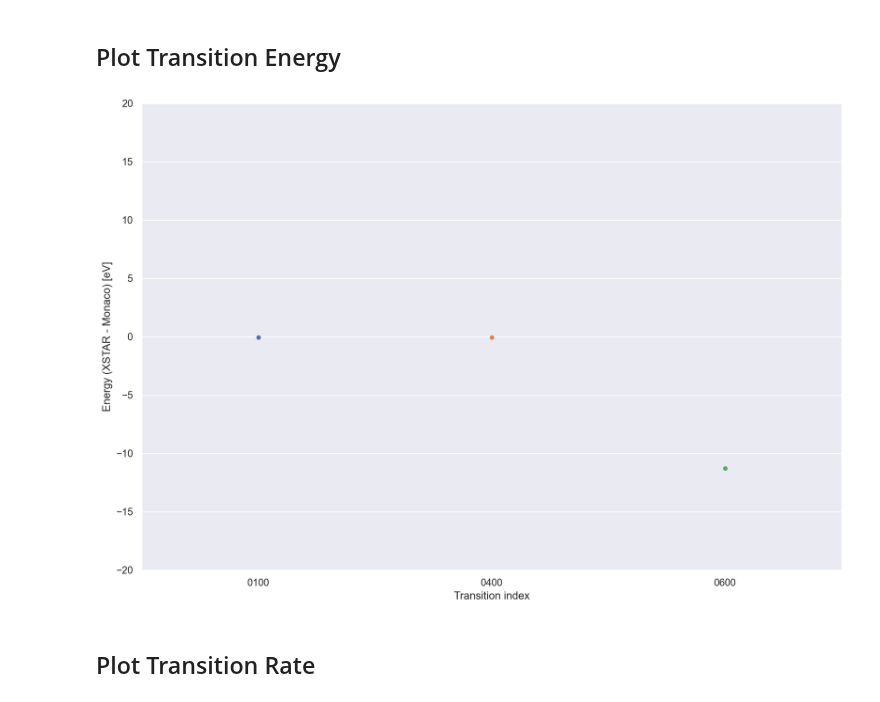
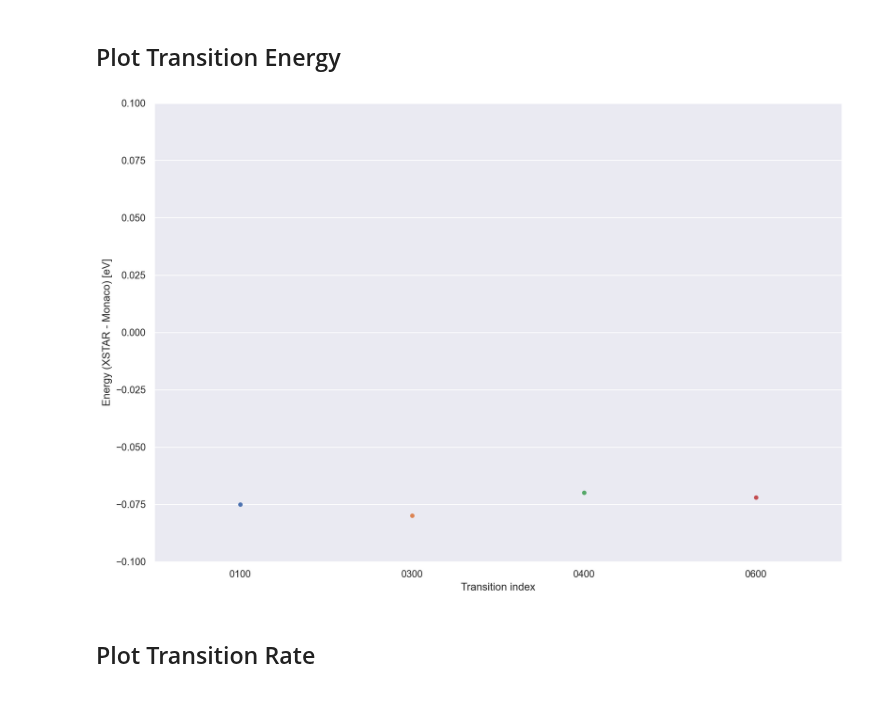
Before and after one commit to AtsushiTanimoto/AtomicDatabase, a Jupyter notebook: code/comparison/comparison.ipynb, the cells around one changed output. Drawn from its saved outputs; the diff is of its cells as text; code cells hidden in the pictures.

```diff
--- a/code/comparison/comparison.ipynb
+++ b/code/comparison/comparison.ipynb
@@ -167,10 +149,11 @@ Rate          = []
 with open("/Users/tanimoto/github/atomicdatabase/database/monaco/Si/Si01.tr") as file:
     for line in file.readlines():
         line = line.split()
-        Initial_Level += [int(line[0])]
-        Final_Level   += [int(line[2])]
-        Energy        += [float(line[4])]
-        Rate          += [float(line[6])]
+        if 1000<float(line[4]):
+            Initial_Level += [int(line[0])]
+            Final_Level   += [int(line[2])]
+            Energy        += [float(line[4])]
+            Rate          += [float(line[6])]
 
 Monaco_Si01_Transition = DataFrame({"Initial Level":Initial_Level, "Final Level":Final_Level, "Energy":Energy, "Rate":Rate})
 Monaco_Si01_Transition
@@ -193,6 +176,7 @@ Monaco_Si01_Transition
 # %%
 Xstar_Si01_Transition = read_csv("/Users/tanimoto/github/atomicdatabase/database/xstar/Si/Si01_Transition01.tsv",sep="\t")
 Xstar_Si01_Transition = Xstar_Si01_Transition.drop(columns=["Unnamed: 0", "Z", "Ion", "Strength"])
+Si01_Transition        = {1:0, 2:1, 4:2, 3:3}
 
 for n in range(133):
     if Xstar_Si01_Transition["Initial Level"][n] in Si01_Transition.keys() and Xstar_Si01_Transition["Final Level"][n] in Si01_Transition.keys() and 1000<Xstar_Si01_Transition["Energy"][n]:
@@ -284,8 +264,9 @@ Monaco_Si02_Transition
 # %%
 Xstar_Si02_Transition = read_csv("/Users/tanimoto/github/atomicdatabase/database/xstar/Si/Si02_Transition01.tsv",sep="\t")
 Xstar_Si02_Transition = Xstar_Si02_Transition.drop(columns=["Unnamed: 0", "Z", "Ion", "Strength"])
+Si02_Transition       = {1:0, 2:1, 3:2, 4:3, 5:4, 6:5, 7:6}
 
-for n in range(212):
+for n in range(133):
     if Xstar_Si02_Transition["Initial Level"][n] in Si02_Transition.keys() and Xstar_Si02_Transition["Final Level"][n] in Si02_Transition.keys() and 1000<Xstar_Si02_Transition["Energy"][n]:
         Xstar_Si02_Transition["Initial Level"][n] = Si02_Transition[Xstar_Si02_Transition["Initial Level"][n]]
         Xstar_Si02_Transition["Final Level"][n]   = Si02_Transition[Xstar_Si02_Transition["Final Level"][n]]
@@ -307,8 +296,8 @@ Si02_Transition_Index    = []
 Si02_Transition_Energy   = []
 Si02_Transition_Rate     = []
 
-for i in range(len(Monaco_Si02_Transition.index)):
-    for j in range(len(Xstar_Si02_Transition.index)):
+for i in range(10):
+    for j in range(10):
         if Monaco_Si02_Transition["Initial Level"][i]==Xstar_Si02_Transition["Initial Level"][j] and Monaco_Si02_Transition["Final Level"][i]==Xstar_Si02_Transition["Final Level"][j]:
             Si02_Transition_Index    += ["{0:04d}".format(100*Monaco_Si02_Transition["Initial Level"][i]+Monaco_Si02_Transition["Final Level"][i])]
             Si02_Transition_Energy   += [Xstar_Si02_Transition["Energy"][j]-Monaco_Si02_Transition["Energy"][i]]
@@ -318,13 +307,13 @@ for i in range(len(Monaco_Si02_Transition.index)):
 # %%
 fi     = figure(figsize=(12,8),dpi=200)
 subplots_adjust(left=0.075, bottom=0.075, right=0.975, top=0.975)
-axis           ([0e+0,3e+3,-2e+1,+2e+1])
+axis           ([0e+0,3e+3,-1e-1,+1e-1])
 swarmplot      (x=Si02_Transition_Index, y=Si02_Transition_Energy)
 xlabel         ("Transition index")
 ylabel         ("Energy (XSTAR - Monaco) [eV]")
 savefig        ("/Users/tanimoto/github/atomicdatabase/figure/05.png")
 # %% [output]
-[figure, old version]
+[figure, new version]
 # %% [markdown]
 ## Plot Transition Rate
 # %%
```
Also changed, not shown: parts of 18 cells of this notebook, 6 other files.
